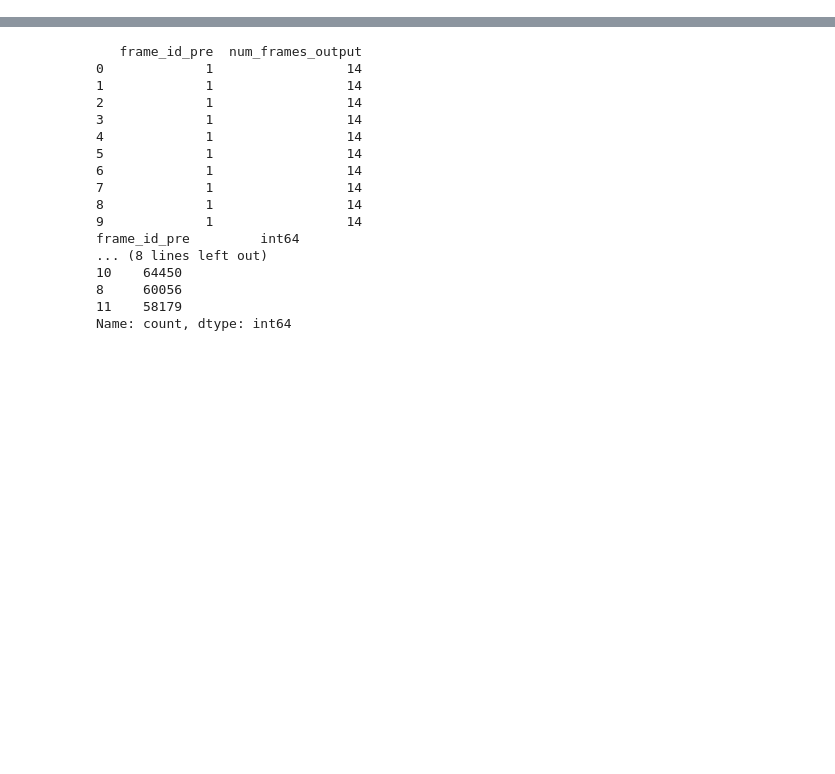
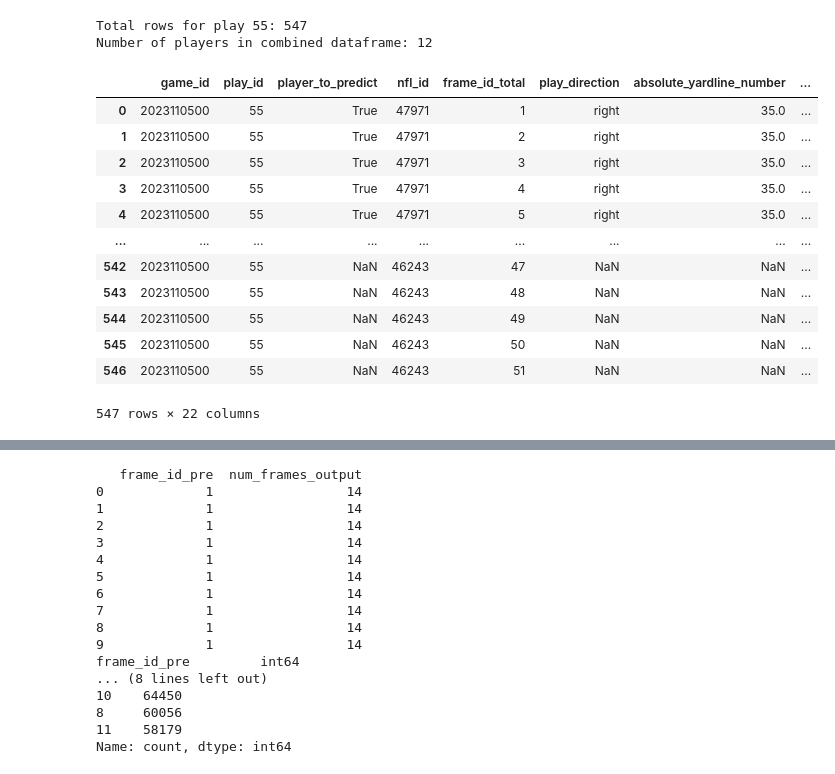
Before and after one commit to cottonjenn/nfl_bdb_neural_net, a Jupyter notebook: project.ipynb, the cells around one changed output, grey strips where cells are left out. Cells and saved outputs as stored; diff of their text form; code cells hidden in the pictures; blank space fills up the shorter version.

```diff
--- a/project.ipynb
+++ b/project.ipynb
@@ -32,0 +119,57 @@ df_combined.head()
+# %%
+import pandas as pd
+
+# Load the raw data again to ensure a clean start
+pre_df = pd.read_csv(r"C:\Users\Jenna\OneDrive\Documents\NFL-Big-Data-Bowl-2026\data\train\input_2023_w09.csv")
+post_df = pd.read_csv(r"C:\Users\Jenna\OneDrive\Documents\NFL-Big-Data-Bowl-2026\data\train\output_2023_w09.csv")
+
+# Filter for just one play to test all players on that play
+GAME_ID_TEST = 2023110500
+PLAY_ID_TEST = 55
+
+pre_play_df = pre_df[(pre_df['game_id'] == GAME_ID_TEST) & (pre_df['play_id'] == PLAY_ID_TEST)].copy()
+post_play_df = post_df[(post_df['game_id'] == GAME_ID_TEST) & (post_df['play_id'] == PLAY_ID_TEST)].copy()
+
+# 1. Calculate the offset for *each player* within the test play
+offset_df = pre_play_df.groupby(["game_id", "play_id", "nfl_id"])["frame_id"].max().reset_index()
+offset_df = offset_df.rename(columns={"frame_id": "frame_id_offset"})
+
+# 2. Add the offset to the POST data and calculate total ID
+post_play_df = post_play_df.merge(offset_df, on=["game_id", "play_id", "nfl_id"], how="left")
+post_play_df["frame_id_total"] = post_play_df["frame_id_offset"] + post_play_df["frame_id"]
+
+# 3. Prepare both dataframes for concatenation
+pre_play_df = pre_play_df.rename(columns={"frame_id": "frame_id_total"})
+pre_play_df = pre_play_df.drop(columns=['num_frames_output'], errors='ignore') # Drop pre-data specific columns if needed
+post_play_df = post_play_df.drop(columns=["frame_id_offset", "frame_id"], errors='ignore') # Drop temporary and original frame_id
+
+# 4. Concatenate vertically
+df_combined_total = pd.concat([pre_play_df, post_play_df], ignore_index=True)
+
+# 5. Verify the results
+print(f"Total rows for play {PLAY_ID_TEST}: {len(df_combined_total)}")
+# Verify number of players
+print(f"Number of players in combined dataframe: {df_combined_total['nfl_id'].nunique()}")
+
+# # Optional: Verify the first few rows for Kader Kohou (or any specific player)
+# kader_kohou_combined = df_combined_total[df_combined_total['nfl_id'] == 54936]
+# print("\nKader Kohou's data combined:")
+# print(kader_kohou_combined[['nfl_id', 'frame_id_total']].head(2))
+# print(kader_kohou_combined[['nfl_id', 'frame_id_total']].tail(2))
+df_combined_total
+# %% [output]
+Total rows for play 55: 547
+Number of players in combined dataframe: 12
+|  | game_id | play_id | player_to_predict | nfl_id | frame_id_total | play_direction | absolute_yardline_number | ... |
+| 0 | 2023110500 | 55 | True | 47971 | 1 | right | 35.0 | ... |
+| 1 | 2023110500 | 55 | True | 47971 | 2 | right | 35.0 | ... |
+| 2 | 2023110500 | 55 | True | 47971 | 3 | right | 35.0 | ... |
+| 3 | 2023110500 | 55 | True | 47971 | 4 | right | 35.0 | ... |
+| 4 | 2023110500 | 55 | True | 47971 | 5 | right | 35.0 | ... |
+| ... | ... | ... | ... | ... | ... | ... | ... | ... |
+| 542 | 2023110500 | 55 | NaN | 46243 | 47 | NaN | NaN | ... |
+| 543 | 2023110500 | 55 | NaN | 46243 | 48 | NaN | NaN | ... |
+| 544 | 2023110500 | 55 | NaN | 46243 | 49 | NaN | NaN | ... |
+| 545 | 2023110500 | 55 | NaN | 46243 | 50 | NaN | NaN | ... |
+| 546 | 2023110500 | 55 | NaN | 46243 | 51 | NaN | NaN | ... |
+547 rows × 22 columns
```
Also changed, not shown: parts of 6 cells of this notebook, 5 other files.
